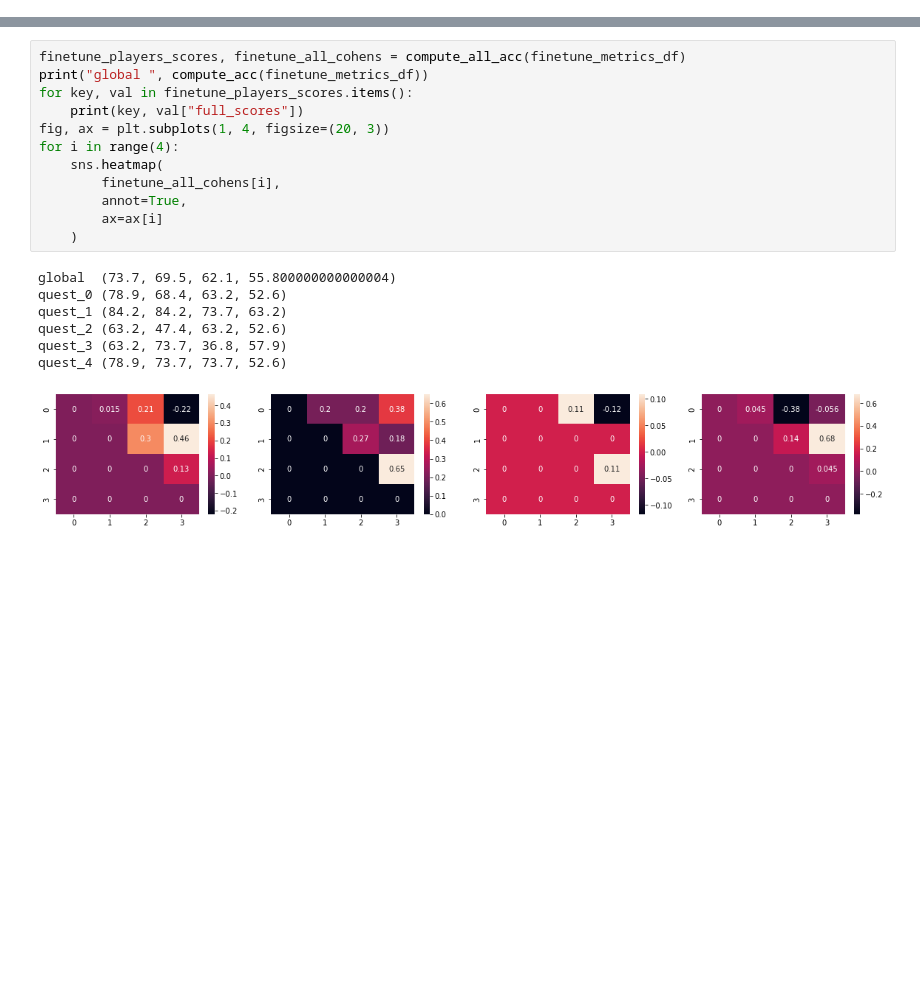
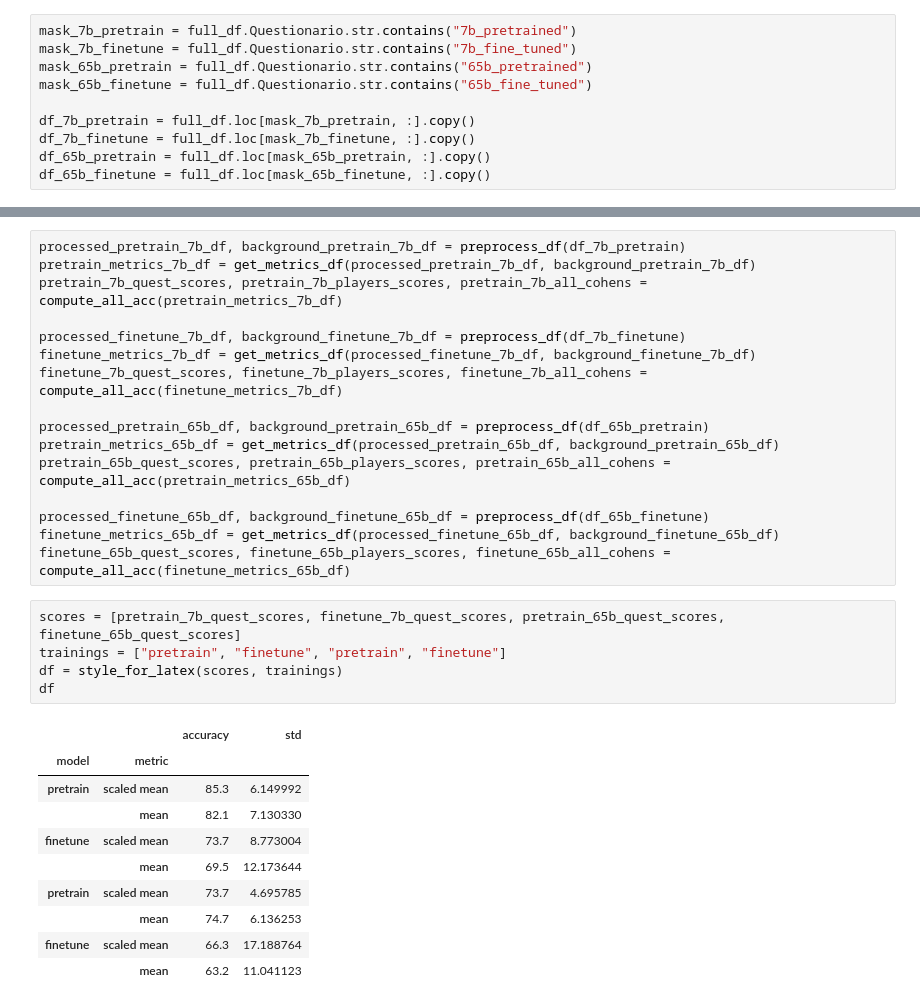
Before and after one commit to gpucce/llama, a Jupyter notebook: human_eval_study.ipynb, the cells around one changed output, grey strips where cells are left out. Saved outputs shown, nothing was run; the diff lists cells and outputs as text; blank space fills up the shorter version.

```diff
--- a/human_eval_study.ipynb
+++ b/human_eval_study.ipynb
@@ -50,0 +38,10 @@ df_7b_finetune.loc[:, "Questionario"] = (
+# %%
+mask_7b_pretrain = full_df.Questionario.str.contains("7b_pretrained")
+mask_7b_finetune = full_df.Questionario.str.contains("7b_fine_tuned")
+mask_65b_pretrain = full_df.Questionario.str.contains("65b_pretrained")
+mask_65b_finetune = full_df.Questionario.str.contains("65b_fine_tuned")
+
+df_7b_pretrain = full_df.loc[mask_7b_pretrain, :].copy()
+df_7b_finetune = full_df.loc[mask_7b_finetune, :].copy()
+df_65b_pretrain = full_df.loc[mask_65b_pretrain, :].copy()
+df_65b_finetune = full_df.loc[mask_65b_finetune, :].copy()
@@ -167,20 +173,32 @@ quest_4 (94.69999999999999, 94.69999999999999, 73.7, 68.4)
-# %%
-finetune_players_scores, finetune_all_cohens = compute_all_acc(finetune_metrics_df)
-print("global ", compute_acc(finetune_metrics_df))
-for key, val in finetune_players_scores.items():
-    print(key, val["full_scores"])
-fig, ax = plt.subplots(1, 4, figsize=(20, 3))
-for i in range(4):
-    sns.heatmap(
-        finetune_all_cohens[i],
-        annot=True,
-        ax=ax[i]
-    )
-# %% [output]
-global  (73.7, 69.5, 62.1, 55.800000000000004)
-quest_0 (78.9, 68.4, 63.2, 52.6)
-quest_1 (84.2, 84.2, 73.7, 63.2)
-quest_2 (63.2, 47.4, 63.2, 52.6)
-quest_3 (63.2, 73.7, 36.8, 57.9)
-quest_4 (78.9, 73.7, 73.7, 52.6)
-[figure, removed]
+# %%
+processed_pretrain_7b_df, background_pretrain_7b_df = preprocess_df(df_7b_pretrain)
+pretrain_metrics_7b_df = get_metrics_df(processed_pretrain_7b_df, background_pretrain_7b_df)
+pretrain_7b_quest_scores, pretrain_7b_players_scores, pretrain_7b_all_cohens = compute_all_acc(pretrain_metrics_7b_df)
+
+processed_finetune_7b_df, background_finetune_7b_df = preprocess_df(df_7b_finetune)
+finetune_metrics_7b_df = get_metrics_df(processed_finetune_7b_df, background_finetune_7b_df)
+finetune_7b_quest_scores, finetune_7b_players_scores, finetune_7b_all_cohens = compute_all_acc(finetune_metrics_7b_df)
+
+processed_pretrain_65b_df, background_pretrain_65b_df = preprocess_df(df_65b_pretrain)
+pretrain_metrics_65b_df = get_metrics_df(processed_pretrain_65b_df, background_pretrain_65b_df)
+pretrain_65b_quest_scores, pretrain_65b_players_scores, pretrain_65b_all_cohens = compute_all_acc(pretrain_metrics_65b_df)
+
+processed_finetune_65b_df, background_finetune_65b_df = preprocess_df(df_65b_finetune)
+finetune_metrics_65b_df = get_metrics_df(processed_finetune_65b_df, background_finetune_65b_df)
+finetune_65b_quest_scores, finetune_65b_players_scores, finetune_65b_all_cohens = compute_all_acc(finetune_metrics_65b_df)
+# %%
+scores = [pretrain_7b_quest_scores, finetune_7b_quest_scores, pretrain_65b_quest_scores, finetune_65b_quest_scores]
+trainings = ["pretrain", "finetune", "pretrain", "finetune"]
+df = style_for_latex(scores, trainings)
+df
+# %% [output]
+|  |  | accuracy | std |
+| model | metric |  |  |
+| pretrain | scaled mean | 85.3 | 6.149992 |
+|  | mean | 82.1 | 7.130330 |
+| finetune | scaled mean | 73.7 | 8.773004 |
+|  | mean | 69.5 | 12.173644 |
+| pretrain | scaled mean | 73.7 | 4.695785 |
+|  | mean | 74.7 | 6.136253 |
+| finetune | scaled mean | 66.3 | 17.188764 |
+|  | mean | 63.2 | 11.041123 |
```
Also changed, not shown: parts of 13 cells of this notebook, 39 other files.
